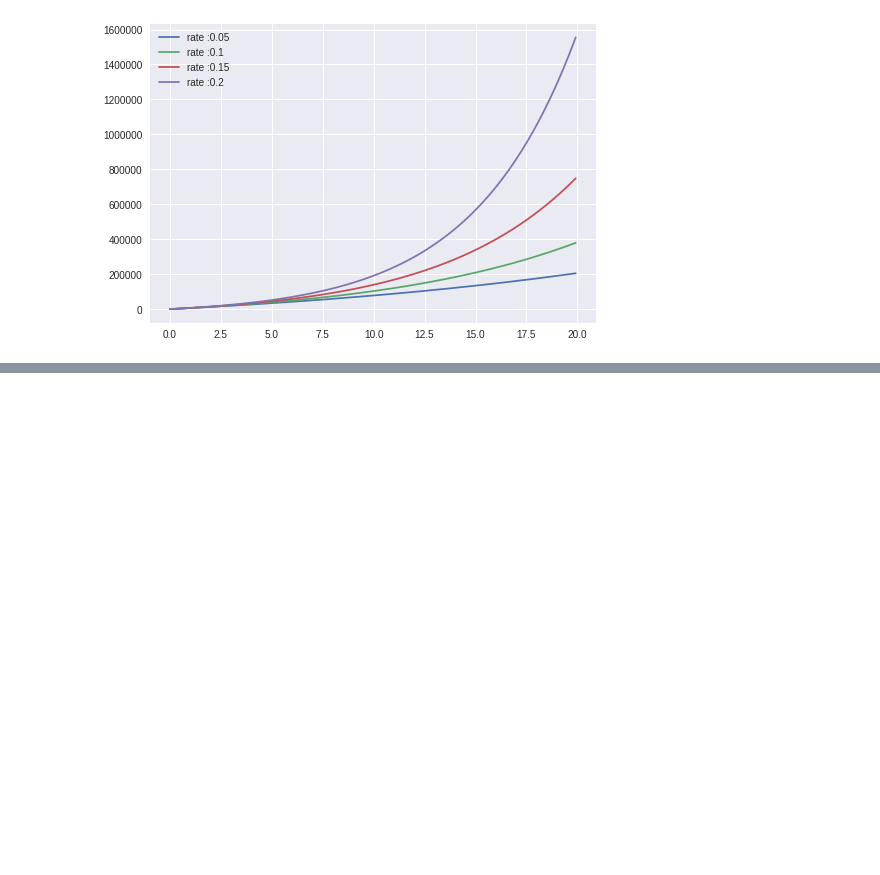
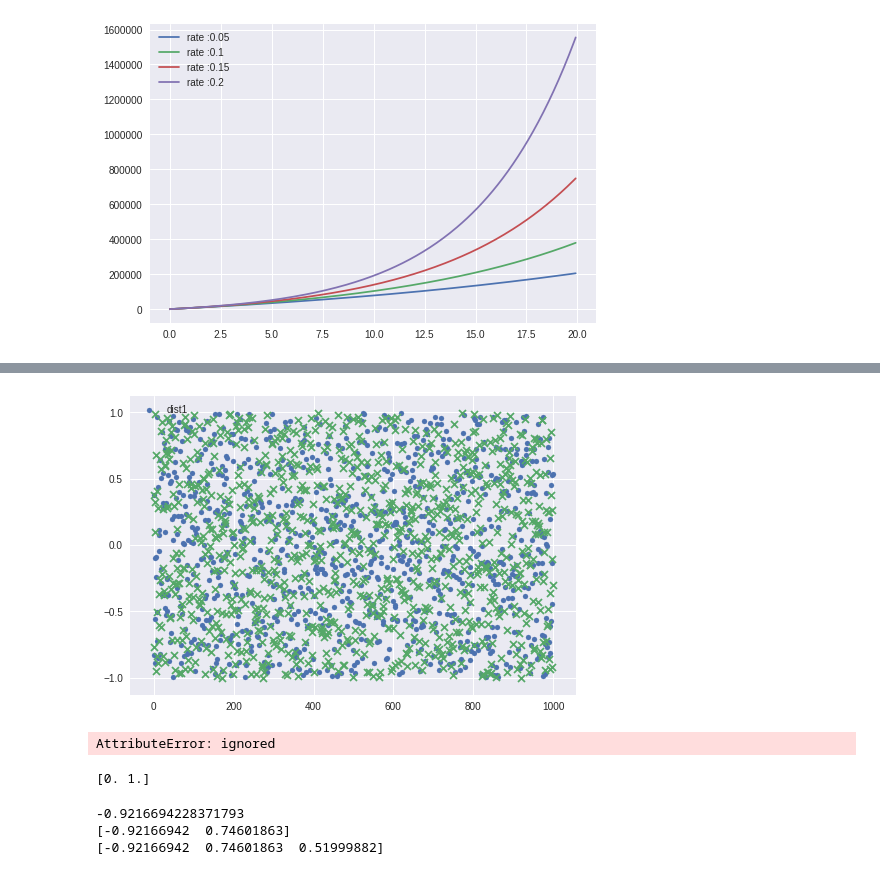
Before and after one commit to rainu1729/data-analysis, a Jupyter notebook: EDXcourse600_2x.ipynb, the cells around one changed output, grey strips where cells are left out. Drawn from its saved outputs; the diff is of its cells as text; code cells hidden in the pictures; blank space fills up the shorter version.

```diff
--- a/EDXcourse600_2x.ipynb
+++ b/EDXcourse600_2x.ipynb
@@ -432,0 +503,50 @@ displayRetireVR(500,[0.05,0.10,0.15,0.20],20*12)
+# %%
+#printing all the distributions
+
+import matplotlib.pyplot as plt
+
+for _ in range(6):
+    plt.figure('all distributions')
+
+
+
+
+plt.figure('dist1')
+plt.clf() #clear previous figures
+xvals,yvals = rundistribution(dist1)
+
+
+
+
+#plt.plot(xvals,yvals,label ='dist1',)
+plt.scatter(xvals, yvals,label ='dist1', marker='.', s=10)
+plt.legend(loc ='upper left')
+
+x2vals,y2vals = rundistribution(dist2)
+
+plt.scatter(x2vals,y2vals,label ='dist2', marker='x')
+plt.show()
+# %% [output]
+[figure, added]
+# %%
+import matplotlib.pyplot as plt
+plt.set_autoscale_on
+# %% [output]
+AttributeError: ignored
+# %%
+print(xvals)
+# %% [output]
+[0. 1.]
+# %%
+import numpy as np
+
+x=np.array(dist1())
+print(x)
+x= np.append(x,dist1())
+print(x)
+x= np.append(x,dist1())
+print(x)
+# %% [output]
+-0.9216694228371793
+[-0.92166942  0.74601863]
+[-0.92166942  0.74601863  0.51999882]
```
Also changed, not shown: parts of 5 cells of this notebook.
